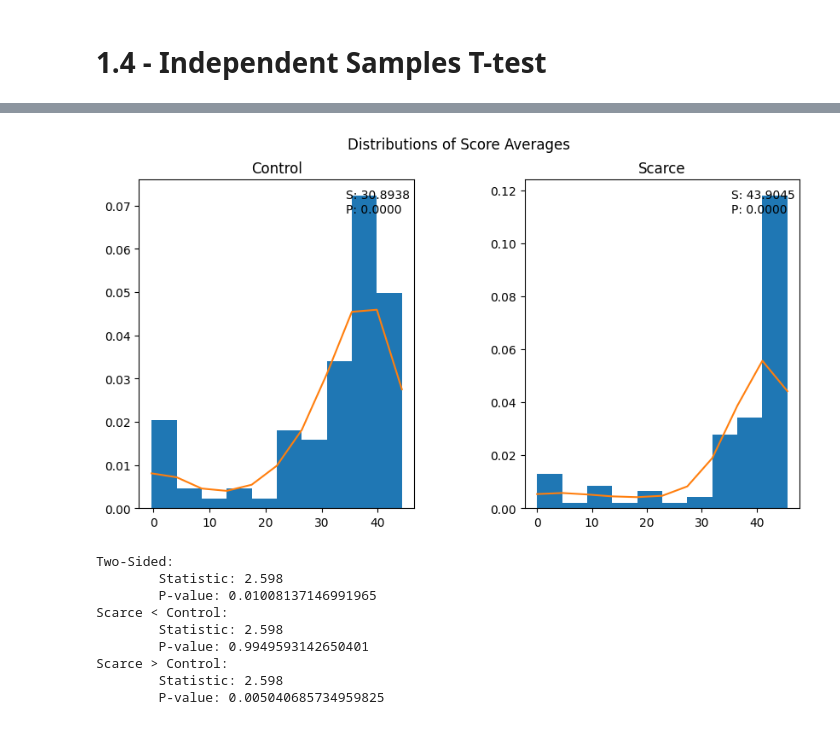
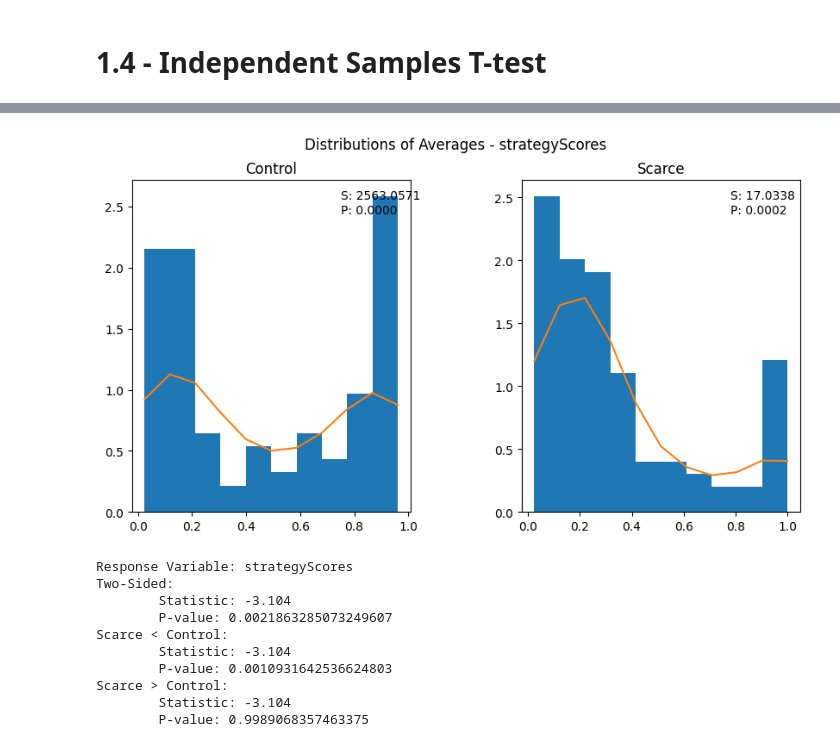
Before and after one commit to srinidhisrinivas/mcl-scarcity-mouselab, a Jupyter notebook: analysis/Data Analysis.ipynb, the cells around one changed output, grey strips where cells are left out. Saved outputs shown, nothing was run; the diff lists cells and outputs as text; code cells hidden in the pictures.

Commit message:
initial end strategy analysis

```diff
--- a/analysis/Data Analysis.ipynb
+++ b/analysis/Data Analysis.ipynb
@@ -1590,21 +1805,29 @@ Group Var                        217.695    1.772
 # %%
-# GLM 2 - Expected score vs num rewarded trials
+# Performance phase
 
-performance_df = pd.concat([scarce_performance_data, control_performance_data])
+use_orig = True
 
-formula = 'expectedScores ~ numRewardedTrials + C(scarce) + numUnrewardedTrials + numRewardedTrials:C(scarce)'
+if use_orig:
+    performance_df = pd.concat([scarce_performance_data_orig, control_performance_data_orig]).reset_index(drop=True)
+else:
+    performance_df = pd.concat([scarce_performance_data, control_performance_data]).reset_index(drop=True)
+
+if not compare_all:
+    performance_df = performance_df.loc[performance_df.trialNumbers <= num_max_trials]
+
+formula = '{} ~ numRewardedTrials + C(scarce) + numUnrewardedTrials + numRewardedTrials:C(scarce)'.format(response_var)
 
 mixed = True
 
 if mixed:
-    glm = smf.mixedlm(formula=formula, data=performance_df, groups=learning_df['workerId'])
+    glm = smf.mixedlm(formula=formula, data=performance_df, groups=performance_df['workerId'])
 else:
     glm = smf.glm(formula=formula, data=performance_df)
 
-results = glm.fit()
+results_performance = glm.fit()
 
-print(results.summary())
-resids = results.resid_response if not mixed else results.resid
+print(results_performance.summary())
+resids = results_performance.resid_response if not mixed else results_performance.resid
 normaltest = scipy.stats.normaltest(resids)
 plt.hist(resids, density=True)
 plt.title("Normal Test: {0:0.4f}, p: {1:0.4f}".format(normaltest[0], normaltest[1]))
@@ -1614,7 +1899,24 @@ ValueError: operands could not be broadcast together with shapes (13194,1) (2016
 # %% [markdown]
 # 1.4 - Independent Samples T-test
+# %%
+# Select the response variable for this analysis
+
+response_var = "strategyScores"
+assert (response_var in response_vars), "{} is not a valid response variable".format(response_var)
+# %%
+# Flag to compare entire performance data or only upto 30 trials, where both conditions are comparable
+
+compare_all = False
+num_max_trials = min(
+    analysis_data[analysis_data.scarce==1].trialNumbers.max(),
+    analysis_data[analysis_data.scarce==0].trialNumbers.max()
+)
 # %%
-use_transformed = False
+use_transformed = True
+
+if not compare_all:
+    control_performance_data = control_performance_data.loc[control_performance_data.trialNumbers <= num_max_trials]
+    scarce_performance_data = scarce_performance_data.loc[scarce_performance_data.trialNumbers <= num_max_trials]
 
 if use_transformed:
     # Using the transformed data divided into phases
@@ -1627,36 +1936,36 @@ else:
 # %%
 
 # Plotting normality for both groups
 
 fig, ax = plt.subplots(nrows=1,ncols=2,figsize=(10, 5),squeeze=False)
-plt.suptitle("Distributions of Score Averages")
+plt.suptitle("Distributions of Averages - {}".format(response_var))
 ax = ax.flatten()
 
 for idx, group in enumerate([(control_averages, "Control"), (scarce_averages, "Scarce")]):
-    data = group[0]["expectedScores"]
+    data = group[0][response_var]
     label = group[1]
     normaltest = scipy.stats.normaltest(data)
     density = scipy.stats.gaussian_kde(data)
     n, x, _ = ax[idx].hist(data, density=True)
     ax[idx].set_title(label)
     ax[idx].plot(x, density(x))
     ax[idx].text(0.75,0.9, "S: {0:0.4f}\nP: {1:0.4f}".format(normaltest.statistic, normaltest.pvalue), transform=ax[idx].transAxes)
 
 plt.subplots_adjust(
                 wspace=0.4,
                 hspace=0.4)
 plt.show()
 # %% [output]
-[figure, old version]
+[figure, new version]
 # %%
 # Perform independent T-test if data is normal
 
-scipy.stats.ttest_ind(scarce_averages.expectedScores, control_averages.expectedScores, equal_var=True, alternative='greater')
 
-two = scipy.stats.ttest_ind(scarce_averages.expectedScores, control_averages.expectedScores, equal_var=True, alternative='two-sided')
-less = scipy.stats.ttest_ind(scarce_averages.expectedScores, control_averages.expectedScores, equal_var=True, alternative='less')
-greater = scipy.stats.ttest_ind(scarce_averages.expectedScores, control_averages.expectedScores, equal_var=True, alternative='greater')
+two = scipy.stats.ttest_ind(scarce_averages[response_var], control_averages[response_var], equal_var=True, alternative='two-sided')
+less = scipy.stats.ttest_ind(scarce_averages[response_var], control_averages[response_var], equal_var=True, alternative='less')
+greater = scipy.stats.ttest_ind(scarce_averages[response_var], control_averages[response_var], equal_var=True, alternative='greater')
 
+print("Response Variable: {}".format(response_var))
 print("Two-Sided:")
 print("\tStatistic: {0:0.3f}\n\tP-value: {1}".format(two.statistic, two.pvalue))
 print("Scarce < Control:")
@@ -1664,15 +1973,16 @@ print("\tStatistic: {0:0.3f}\n\tP-value: {1}".format(less.statistic, less.pvalue
 print("Scarce > Control:")
 print("\tStatistic: {0:0.3f}\n\tP-value: {1}".format(greater.statistic, greater.pvalue))
 # %% [output]
+Response Variable: strategyScores
 Two-Sided:
-        Statistic: 2.598
-        P-value: 0.01008137146991965
+        Statistic: -3.104
+        P-value: 0.0021863285073249607
 Scarce < Control:
-        Statistic: 2.598
-        P-value: 0.9949593142650401
+        Statistic: -3.104
+        P-value: 0.0010931642536624803
 Scarce > Control:
-        Statistic: 2.598
-        P-value: 0.005040685734959825
+        Statistic: -3.104
+        P-value: 0.9989068357463375
 # %%
 # Perform Mann-Whitney U test if data is not normal
 
```
Also changed, not shown: parts of 78 cells of this notebook, 1 other file.
